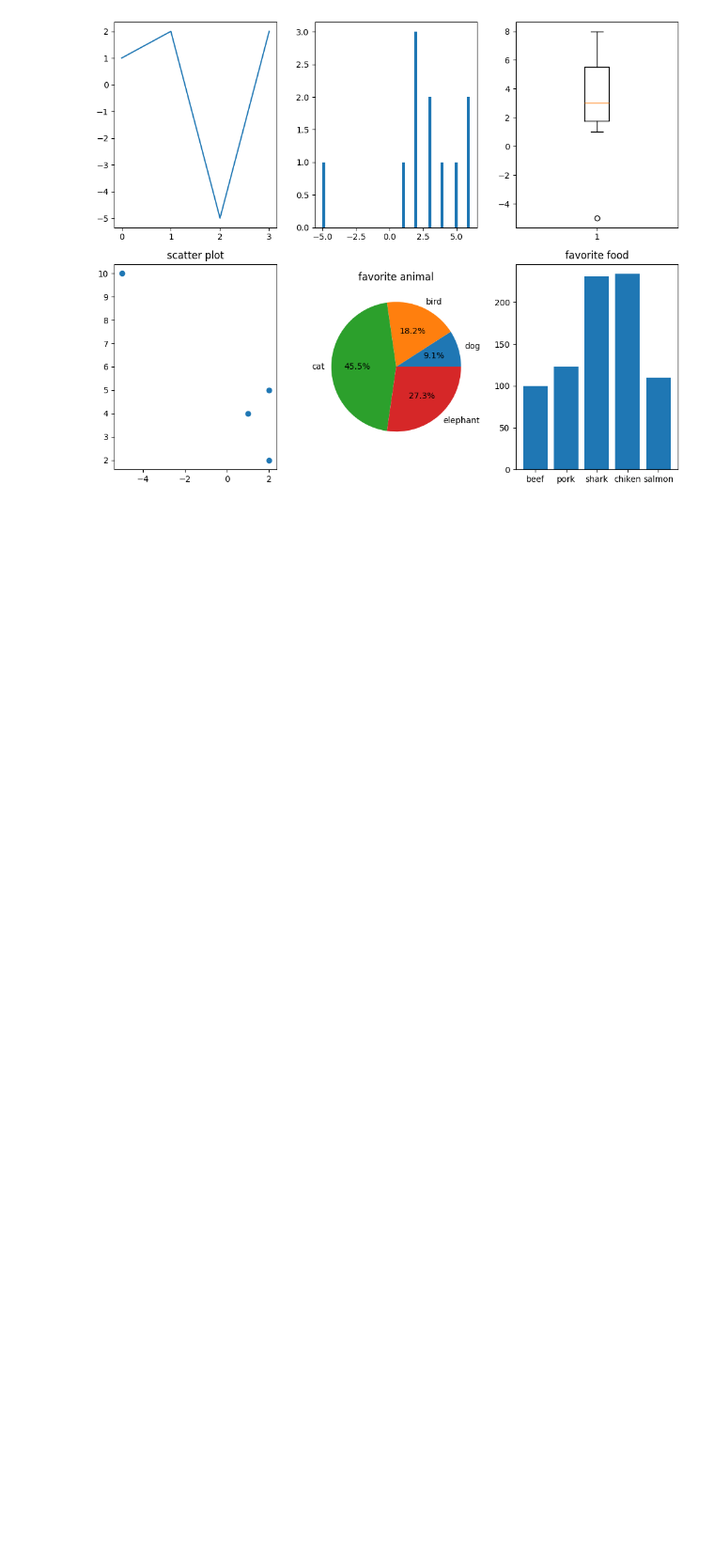
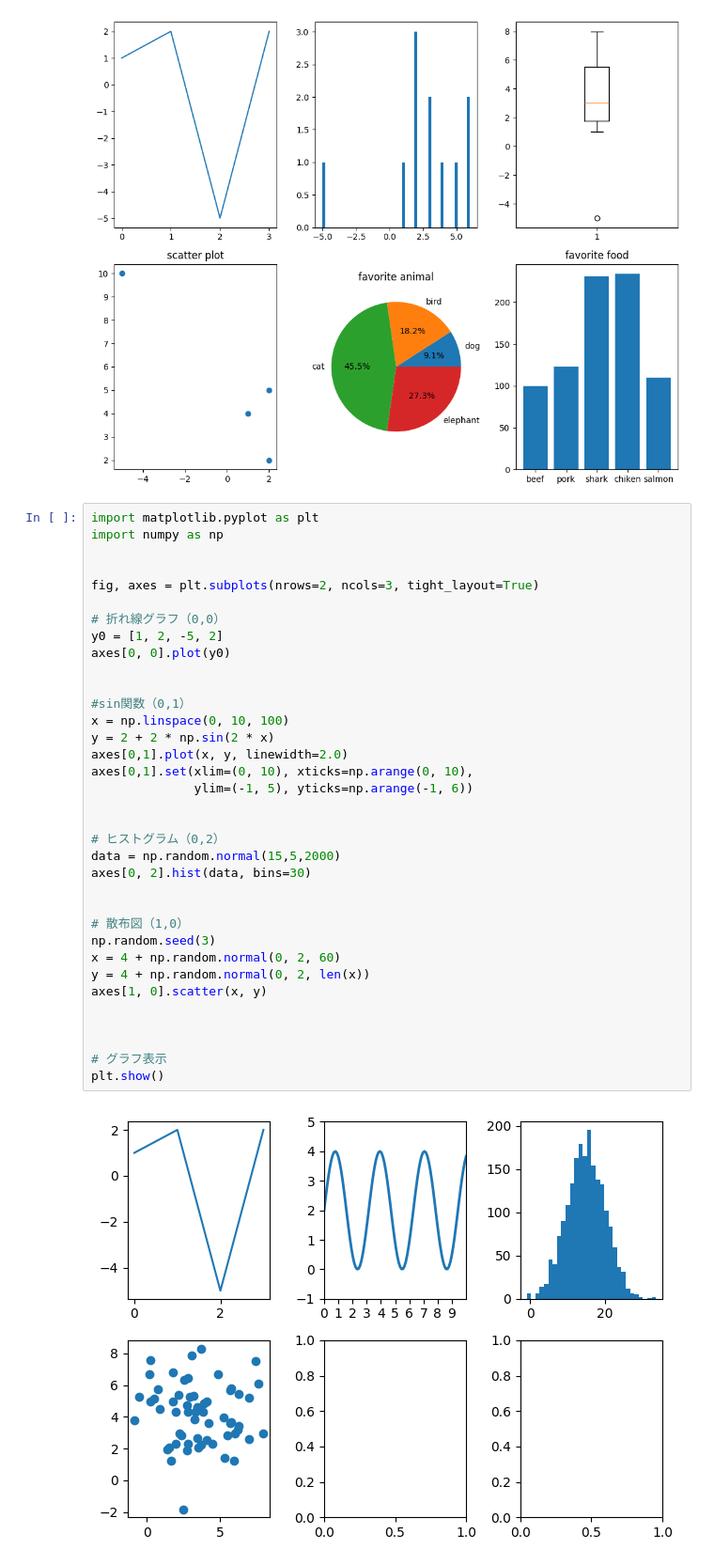
Before and after one commit to HirotoSatake/data-analysis-basic-kadai, a Jupyter notebook: kadai_005.ipynb, the cells around one changed output. Shown: that part at 94% size. Saved outputs shown, nothing was run; the diff lists cells and outputs as text; blank space fills up the shorter version.

```diff
--- a/kadai_005.ipynb
+++ b/kadai_005.ipynb
@@ -42,3 +42,40 @@ axes[1,2].set_title("favorite food")
 plt.show()
 # %% [output]
 [figure]
+# %%
+import matplotlib.pyplot as plt
+import numpy as np
+
+
+fig, axes = plt.subplots(nrows=2, ncols=3, tight_layout=True)
+
+# 折れ線グラフ（0,0）
+y0 = [1, 2, -5, 2]
+axes[0, 0].plot(y0)
+
+
+#sin関数（0,1）
+x = np.linspace(0, 10, 100)
+y = 2 + 2 * np.sin(2 * x)
+axes[0,1].plot(x, y, linewidth=2.0)
+axes[0,1].set(xlim=(0, 10), xticks=np.arange(0, 10),
+              ylim=(-1, 5), yticks=np.arange(-1, 6))
+
+
+# ヒストグラム（0,2）
+data = np.random.normal(15,5,2000)
+axes[0, 2].hist(data, bins=30)
+
+
+# 散布図（1,0）
+np.random.seed(3)
+x = 4 + np.random.normal(0, 2, 60)
+y = 4 + np.random.normal(0, 2, len(x))
+axes[1, 0].scatter(x, y)
+
+
+
+# グラフ表示
+plt.show()
+# %% [output]
+[figure, added]
```
Also changed, not shown: 1 other file.
